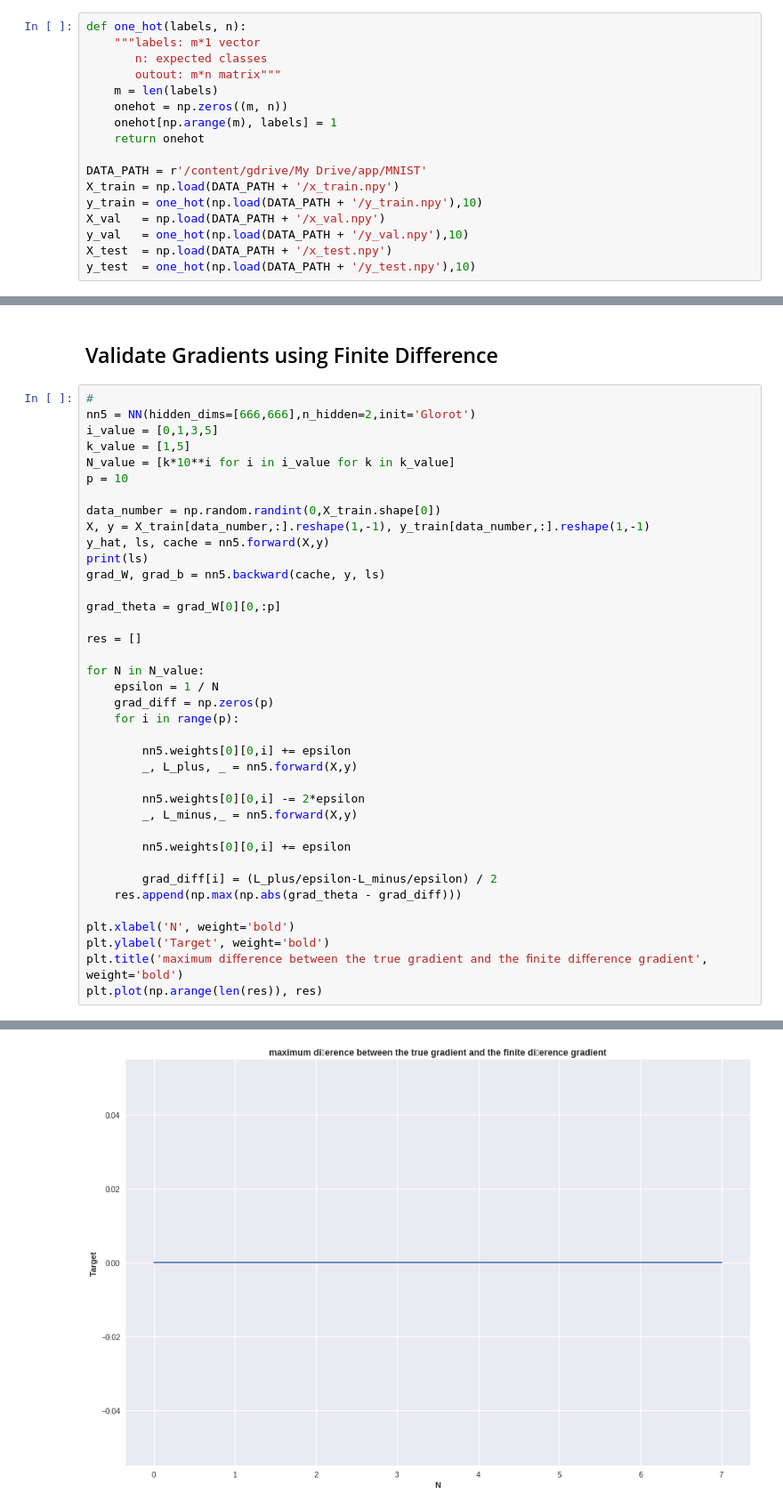
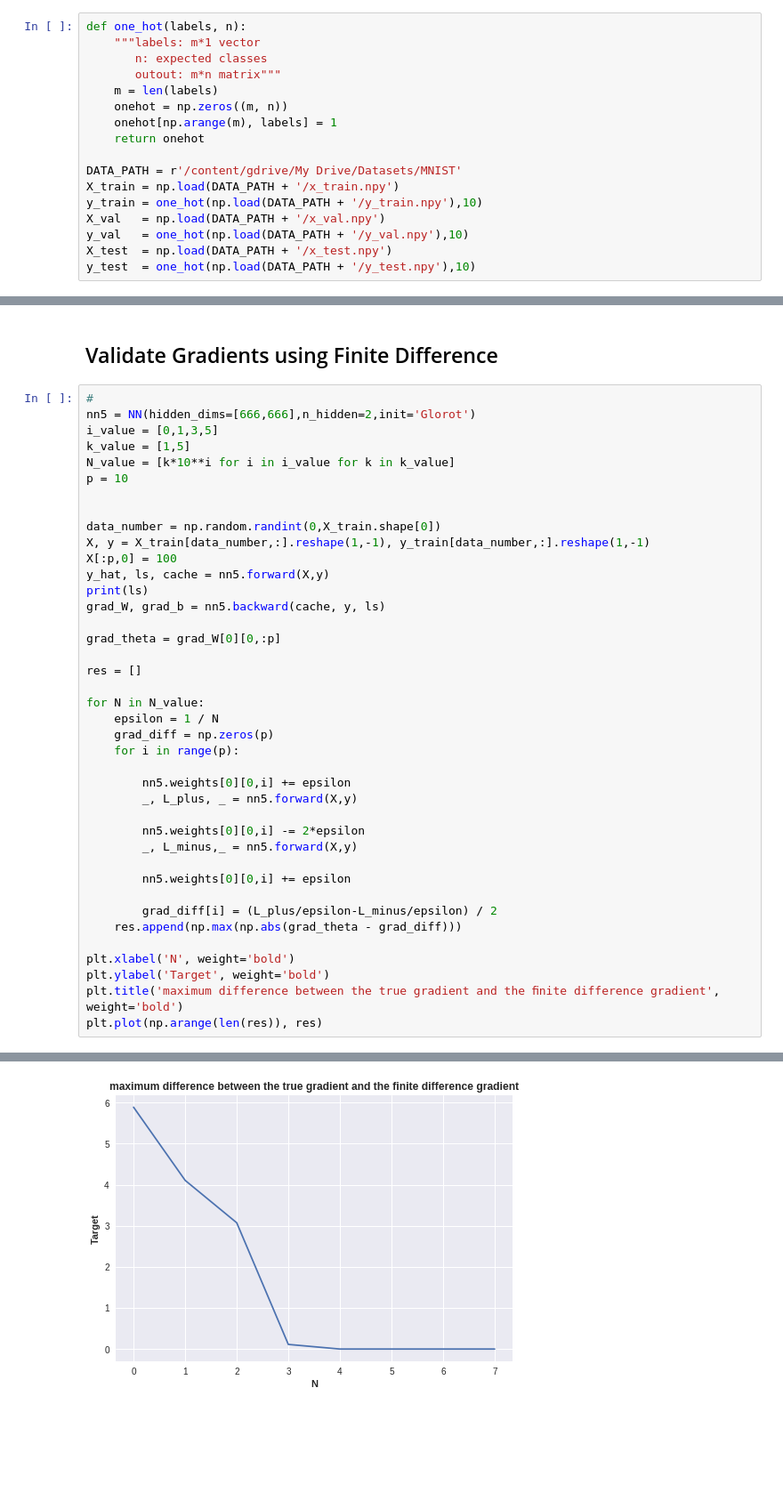
Before and after one commit to LiamMa/IFT6135-Assignment-1, a Jupyter notebook: A1_1_Jin.ipynb, the cells around one changed output, grey strips where cells are left out. Shown at 89% size. Saved outputs shown, nothing was run; the diff lists cells and outputs as text; blank space fills up the shorter version.

```diff
--- a/A1_1_Jin.ipynb
+++ b/A1_1_Jin.ipynb
@@ -20,7 +20,7 @@ def one_hot(labels, n):
     onehot[np.arange(m), labels] = 1
     return onehot
 
-DATA_PATH = r'/content/gdrive/My Drive/app/MNIST'
+DATA_PATH = r'/content/gdrive/My Drive/Datasets/MNIST'
 X_train = np.load(DATA_PATH + '/x_train.npy')
 y_train = one_hot(np.load(DATA_PATH + '/y_train.npy'),10)
 X_val   = np.load(DATA_PATH + '/x_val.npy')
@@ -299,8 +252,10 @@ k_value = [1,5]
 N_value = [k*10**i for i in i_value for k in k_value]
 p = 10
 
+
 data_number = np.random.randint(0,X_train.shape[0])
 X, y = X_train[data_number,:].reshape(1,-1), y_train[data_number,:].reshape(1,-1)
+X[:p,0] = 100
 y_hat, ls, cache = nn5.forward(X,y)
 print(ls)
 grad_W, grad_b = nn5.backward(cache, y, ls)
@@ -327,6 +282,6 @@ for N in N_value:
 
 plt.xlabel('N', weight='bold')
 plt.ylabel('Target', weight='bold')
-plt.title('maximum diﬀerence between the true gradient and the ﬁnite diﬀerence gradient', weight='bold')
+plt.title('maximum difference between the true gradient and the ﬁnite difference gradient', weight='bold')
 plt.plot(np.arange(len(res)), res)
 # %% [output]
@@ -350,2 +289,2 @@ plt.plot(np.arange(len(res)), res)
 [<matplotlib.lines.Line2D at 0x...>]
-[figure, old version]
+[figure, new version]
```
Also changed, not shown: parts of 7 cells of this notebook.
